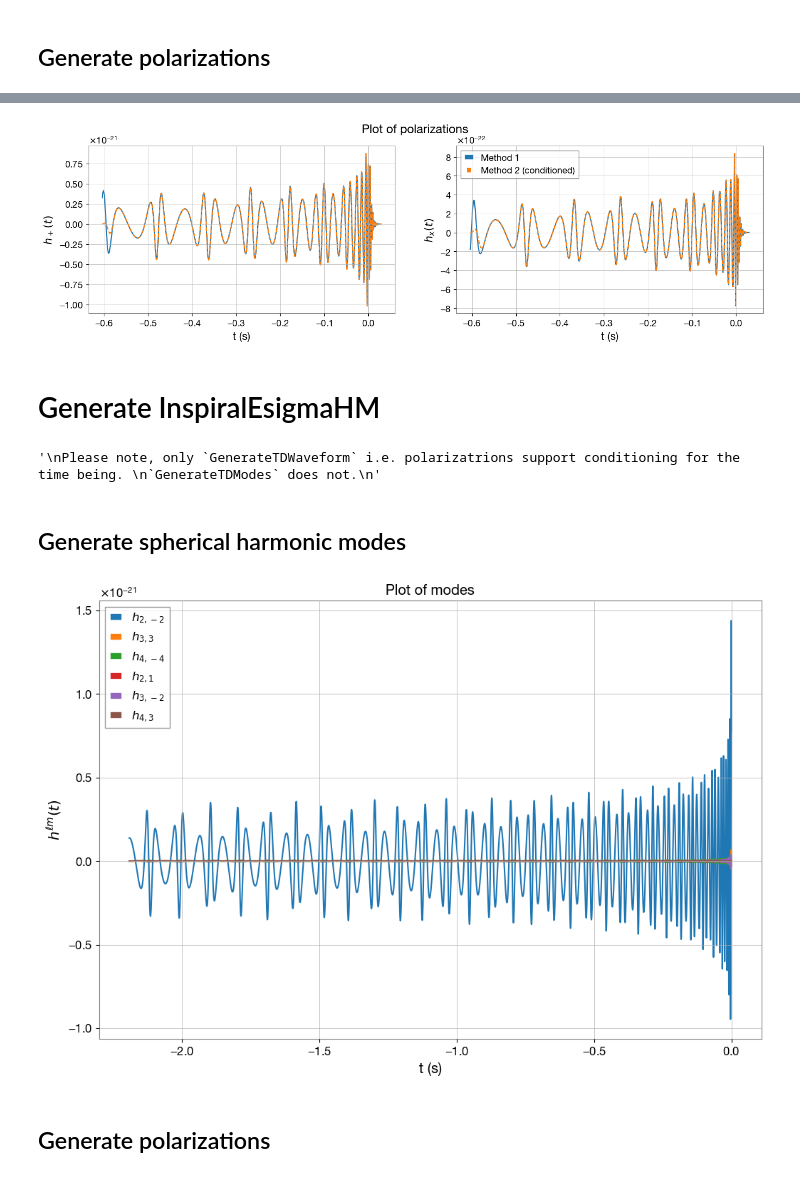
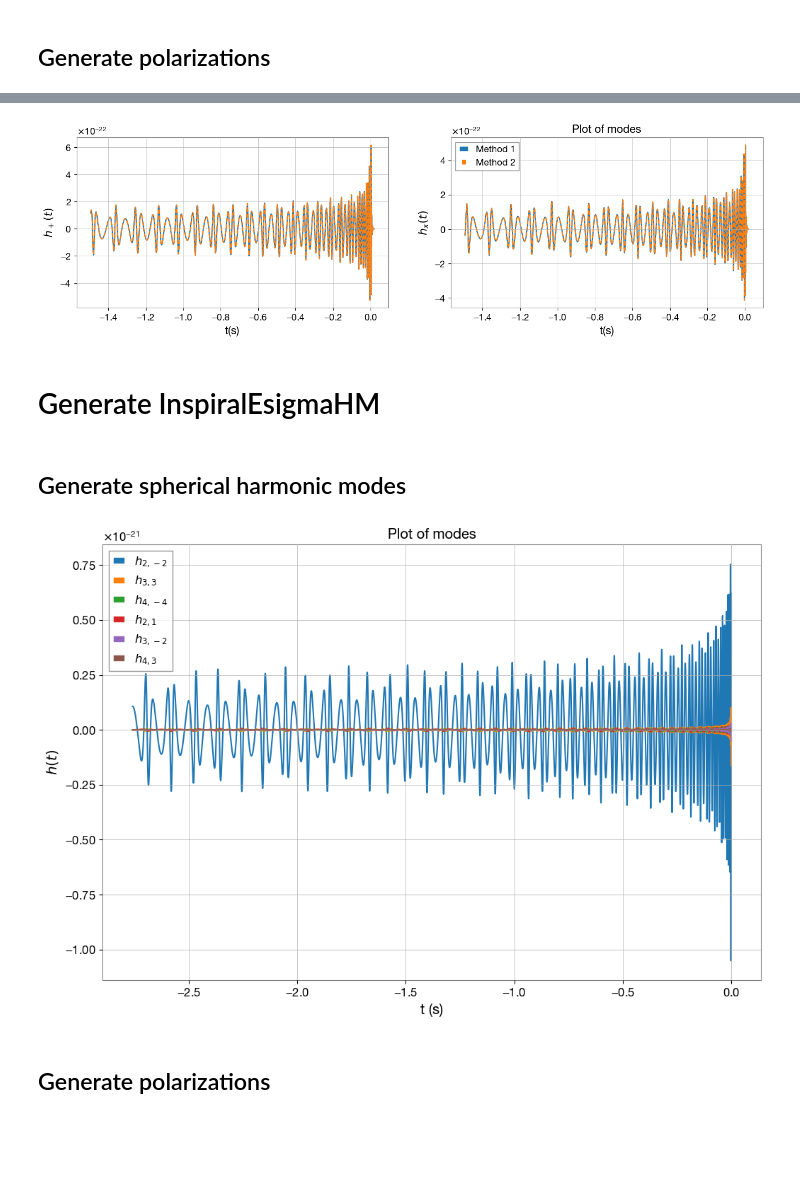
Before and after one commit to gwnrtools/esigmapy, a Jupyter notebook: notebooks/esigma_gwsignal.ipynb, the cells around one changed output, grey strips where cells are left out. Cells and saved outputs as stored; diff of their text form; code cells hidden in the pictures; blank space fills up the shorter version.

Commit message:
update esigma_gwsignal tutorial notebook

```diff
--- a/notebooks/esigma_gwsignal.ipynb
+++ b/notebooks/esigma_gwsignal.ipynb
@@ -177,22 +137,23 @@ ax1.plot(gwf_1.hp)
 ax1.plot(hp2, '--')
 
 ax2.plot(gwf_1.hc, label=r'Method 1')
-ax2.plot(hc2, '--', label=r'Method 2 (conditioned)')
+ax2.plot(hc2, '--', label=r'Method 2')
 
-ax1.set_xlabel(r't (s)')
+ax1.set_xlabel(r't(s)')
 ax1.set_ylabel(r'$h_+(t)$')
-ax2.set_xlabel(r't (s)')
+ax2.set_xlabel(r't(s)')
 ax2.set_ylabel(r'$h_x(t)$')
-ax2.legend(loc='best')
-fig.suptitle(r'Plot of polarizations', fontsize=16);
+
+plt.title(r'Plot of modes')
+ax2.legend(loc='best');
 # %% [output]
-[figure, old version]
+[figure, new version]
 # %% [markdown]
 # Generate InspiralEsigmaHM
 # %%
 # start with the usual parameter definitions
 m1 = 15.*u.solMass
-m2 = 13.*u.solMass
+m2 = 10.*u.solMass
 s1x = 0.0*u.dimensionless_unscaled
 s1y = 0.*u.dimensionless_unscaled
 s1z = 0.3*u.dimensionless_unscaled
@@ -215,12 +176,10 @@ meanPerAno = 30.*u.rad
 
 modes_to_use = [(2,2),(3,3),(4,4),(2,1),(3,2),(4,3)]
 include_conjugate_modes = True
-condition=1 # 0 means no tapering
-return_orbital_params = False # keep this False. If you want
+return_orbital_params = False # keep this False, if you want
                               #orbital params then use
                               #get_inspiral_esigma_waveform
                               #function of esigmapy.
-
 python_dict = {'mass1' : m1,
               'mass2' : m2,
               'spin1x' : s1x,
@@ -240,32 +199,28 @@ python_dict = {'mass1' : m1,
               'meanPerAno' : meanPerAno,
               'modes_to_use' : modes_to_use,
               'include_conjugate_modes' : include_conjugate_modes,
-              'condition': condition}
-"""
-Please note, only `GenerateTDWaveform` i.e. polarizatrions support conditioning for the time being.
-`GenerateTDModes` does not.
-"""
+              'condition': 0}
+# keep condition to 0 always, even if you pass 1 EsigamHM does not support conditioning yet.
+# If you need it then you have to do it manually.
-# %% [output]
-'\nPlease note, only `GenerateTDWaveform` i.e. polarizatrions support conditioning for the time being. \n`GenerateTDModes` does not.\n'
 # %%
-gen = gwsignal_get_waveform_generator('InspiralEsigmaHM')
+gen = gwsignal_get_waveform_generator('InspiralESIGMAHM')
 # %% [markdown]
 ## Generate spherical harmonic modes
 # %%
 hlm = wfm.GenerateTDModes(python_dict, gen)
 plt.figure(figsize=(12,8))
 plt.plot(hlm[(2,-2)] , label=r'$h_{2,-2}$')
 plt.plot(hlm[(3,3)] , label=r'$h_{3,3}$')
 plt.plot(hlm[(4,-4)] , label=r'$h_{4,-4}$')
 plt.plot(hlm[(2,1)] , label=r'$h_{2,1}$')
 plt.plot(hlm[(3,-2)] , label=r'$h_{3,-2}$')
 plt.plot(hlm[(4,3)] , label=r'$h_{4,3}$')
 plt.xlabel(r't (s)')
-plt.ylabel(r'$h^{\ell m} (t)$')
+plt.ylabel(r'$h(t)$')
 plt.title(r'Plot of modes')
 plt.legend(loc='best');
 # %% [output]
-[figure, old version]
+[figure, new version]
 # %% [markdown]
 ## Generate polarizations
 # %%
```
Also changed, not shown: parts of 5 cells of this notebook.
